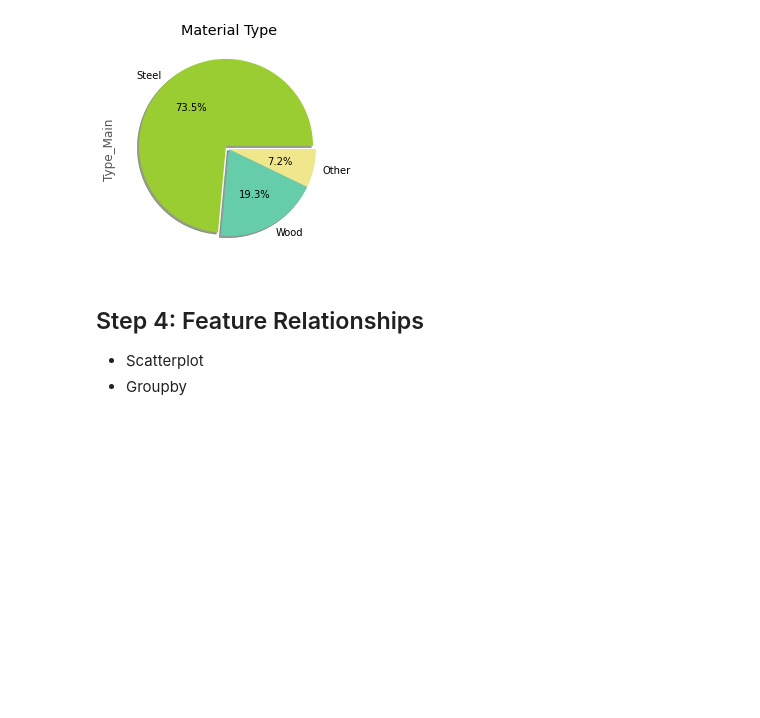
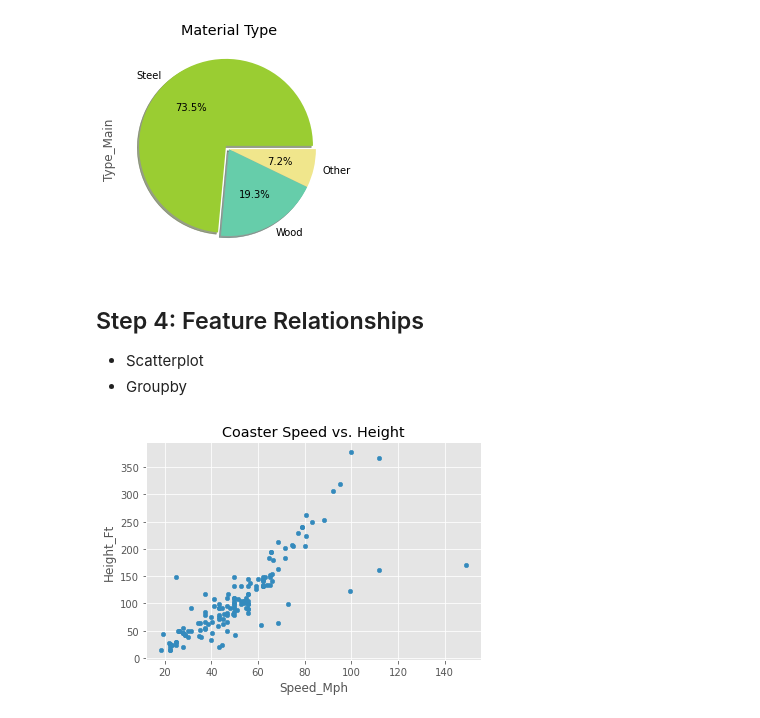
Before and after one commit to benkaan001/pandas_and_beyond, a Jupyter notebook: analyze_data/00_rollercoaster.ipynb, the cells around one changed output. Drawn from its saved outputs; the diff is of its cells as text; code cells hidden in the pictures; blank space fills up the shorter version.

Commit message:
add feature relationships

```diff
--- a/analyze_data/00_rollercoaster.ipynb
+++ b/analyze_data/00_rollercoaster.ipynb
@@ -547,3 +547,13 @@ plt.show()
 ## Step 4: Feature Relationships
 - Scatterplot
 - Groupby
+# %%
+# compare the relationship between coaster speed and coaster height
+df.plot(kind='scatter',
+       x='Speed_Mph',
+       y='Height_Ft',
+       title='Coaster Speed vs. Height')
+
+plt.show()
+# %% [output]
+[figure, added]
```
Also changed, not shown: parts of 3 cells of this notebook.
